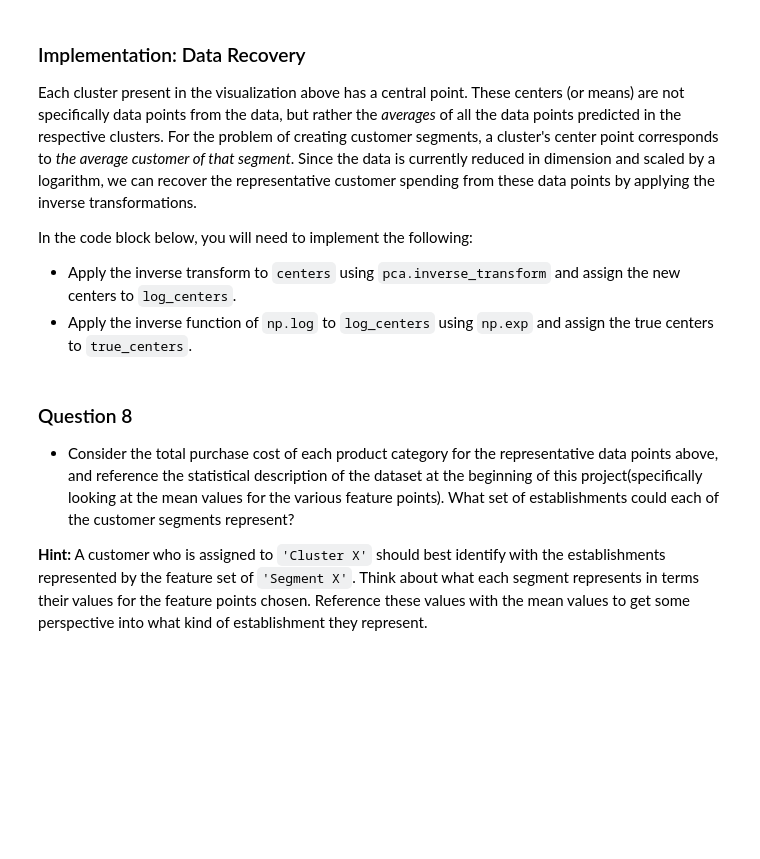
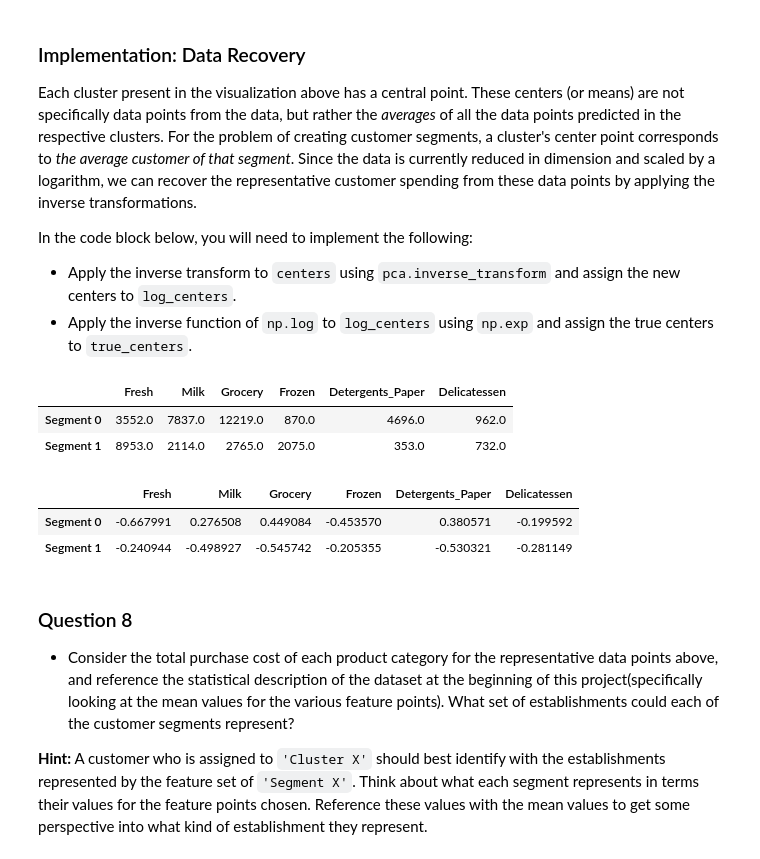
Before and after one commit to sethfarns/machine-learning, a Jupyter notebook: projects/customer_segments/customer_segments.ipynb, the cells around one changed output. Cells and saved outputs as stored; diff of their text form; code cells hidden in the pictures; blank space fills up the shorter version.

Commit message:
continued work on customer_segments project

```diff
--- a/projects/customer_segments/customer_segments.ipynb
+++ b/projects/customer_segments/customer_segments.ipynb
@@ -405,13 +405,13 @@ In the code block below, you will need to implement the following:
  - Apply a PCA transformation of `log_samples` using `pca.transform`, and assign the results to `pca_samples`.
 # %%
 # TODO: Apply PCA by fitting the good data with only two dimensions
-pca = None
+pca = PCA(2).fit(good_data)
 
 # TODO: Transform the good data using the PCA fit above
-reduced_data = None
+reduced_data = pca.transform(good_data)
 
 # TODO: Transform log_samples using the PCA fit above
-pca_samples = None
+pca_samples = pca.transform(log_samples)
 
 # Create a DataFrame for the reduced data
 reduced_data = pd.DataFrame(reduced_data, columns = ['Dimension 1', 'Dimension 2'])
@@ -462,16 +479,21 @@ In the code block below, you will need to implement the following:
    - Assign the silhouette score to `score` and print(the result.
 # %%
 # TODO: Apply your clustering algorithm of choice to the reduced data
-clusterer = None
+from sklearn.mixture import GaussianMixture
+n_clusters = 2
+clusterer = GaussianMixture(n_clusters).fit(reduced_data)
 
 # TODO: Predict the cluster for each data point
-preds = None
+preds = clusterer.predict(reduced_data)
 
 # TODO: Find the cluster centers
-centers = None
+centers = clusterer.means_
 
 # TODO: Predict the cluster for each transformed sample data point
-sample_preds = None
+sample_preds = clusterer.predict(pca_samples)
 
 # TODO: Calculate the mean silhouette coefficient for the number of clusters chosen
-score = None
+from sklearn.metrics import silhouette_score
+score = silhouette_score(reduced_data, preds)
+
+score
@@ -497,16 +533,27 @@ In the code block below, you will need to implement the following:
  - Apply the inverse function of `np.log` to `log_centers` using `np.exp` and assign the true centers to `true_centers`.
 # %%
 # TODO: Inverse transform the centers
-log_centers = None
+log_centers = pca.inverse_transform(centers)
 
 # TODO: Exponentiate the centers
-true_centers = None
+true_centers = np.exp(log_centers)
 
 # Display the true centers
 segments = ['Segment {}'.format(i) for i in range(0,len(centers))]
 true_centers = pd.DataFrame(np.round(true_centers), columns = data.keys())
 true_centers.index = segments
 display(true_centers)
+# %% [output]
+|  | Fresh | Milk | Grocery | Frozen | Detergents_Paper | Delicatessen |
+| Segment 0 | 3552.0 | 7837.0 | 12219.0 | 870.0 | 4696.0 | 962.0 |
+| Segment 1 | 8953.0 | 2114.0 | 2765.0 | 2075.0 | 353.0 | 732.0 |
+# %%
+# show standard deviations away from mean of data for each value
+true_centers.apply(lambda x: (x - data[x.name].mean()) / data[x.name].std(), axis=0)
+# %% [output]
+|  | Fresh | Milk | Grocery | Frozen | Detergents_Paper | Delicatessen |
+| Segment 0 | -0.667991 | 0.276508 | 0.449084 | -0.453570 | 0.380571 | -0.199592 |
+| Segment 1 | -0.240944 | -0.498927 | -0.545742 | -0.205355 | -0.530321 | -0.281149 |
 # %% [markdown]
 ### Question 8
 
```
Also changed, not shown: parts of 19 cells of this notebook.
